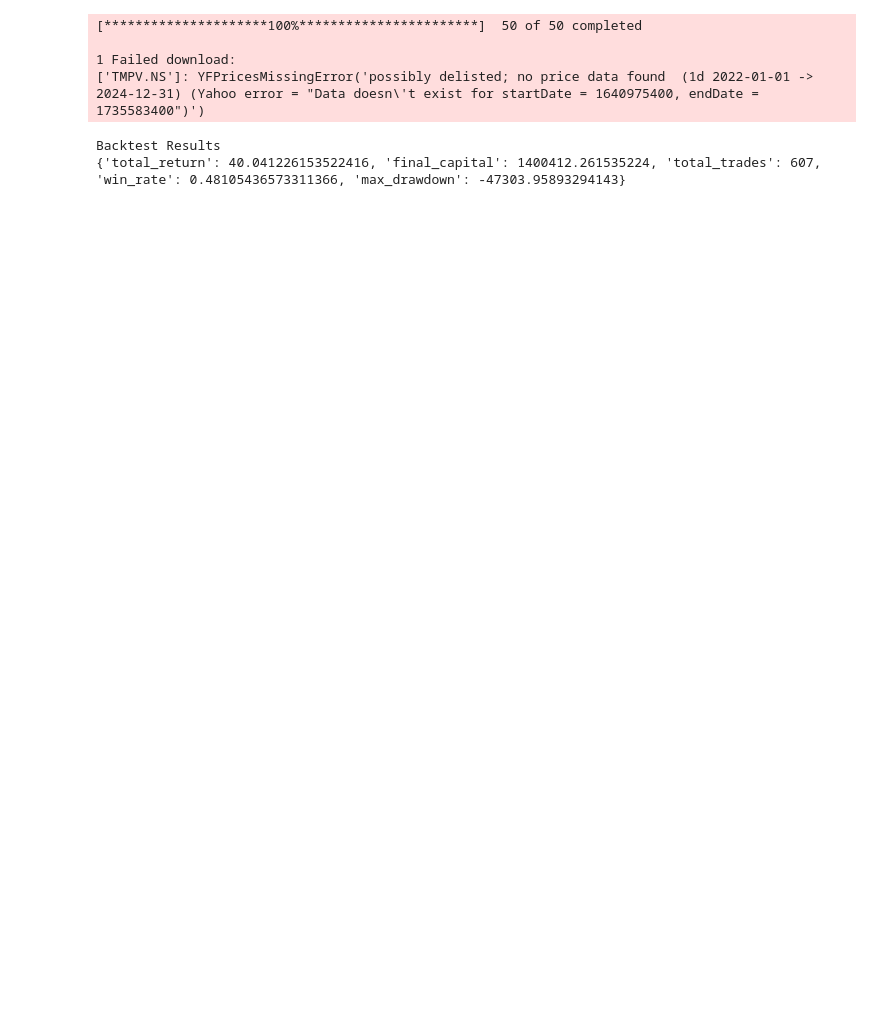
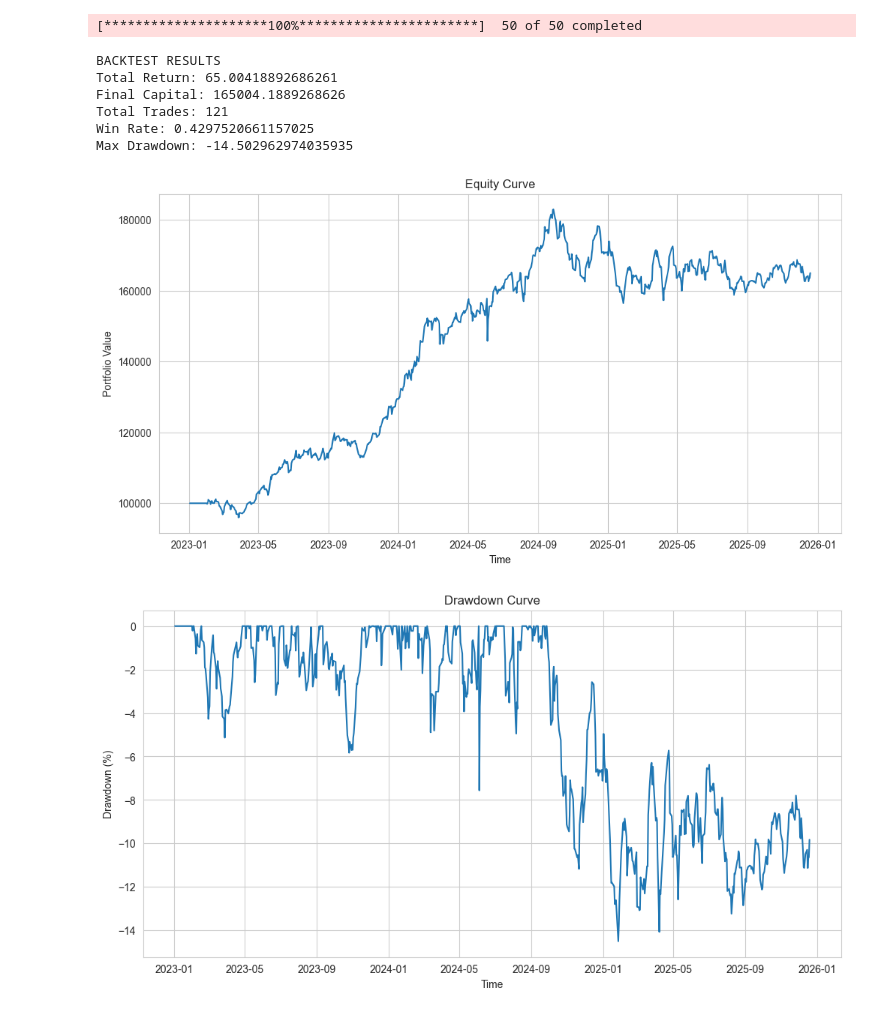
Before and after one commit to sidd2006/20D-STRAT, a Jupyter notebook: notebook.ipynb, the cells around one changed output. Saved outputs shown, nothing was run; the diff lists cells and outputs as text; code cells hidden in the pictures; blank space fills up the shorter version.

Commit message:
Charts and position

```diff
--- a/notebook.ipynb
+++ b/notebook.ipynb
@@ -1,31 +1,38 @@
 # %%
 from src.data_loader import load_data
 from src.strategy import breakout_strat
 from src.backtest import backtest
+from src.visualization import plot_results
 
 # Step 1: Load data
 price_data = load_data()
 
 # Step 2: Generate strategy signals
-entry_signal, exit_signal, stop_loss, target, trailing = breakout_strat(price_data)
+entry_signal, exit_signal= breakout_strat(price_data)
 
 # Step 3: Run backtest
 results = backtest(
     price_data,
     entry_signal,
-    exit_signal,
-    stop_loss,
-    target,
-    trailing
+    exit_signal
 )
 
 # Step 4: Print results
-print("Backtest Results")
-print(results)
+print("BACKTEST RESULTS")
+print("Total Return:", results["total_return"])
+print("Final Capital:", results["final_capital"])
+print("Total Trades:", results["total_trades"])
+print("Win Rate:", results["win_rate"])
+print("Max Drawdown:", results["max_drawdown"])
+
+plot_results(results)
 # %% [output]
 [*********************100%***********************]  50 of 50 completed
-
-1 Failed download:
-['TMPV.NS']: YFPricesMissingError('possibly delisted; no price data found  (1d 2022-01-01 -> 2024-12-31) (Yahoo error = "Data doesn\'t exist for startDate = 1640975400, endDate = 1735583400")')
-Backtest Results
-{'total_return': 40.041226153522416, 'final_capital': 1400412.261535224, 'total_trades': 607, 'win_rate': 0.48105436573311366, 'max_drawdown': -47303.95893294143}
+BACKTEST RESULTS
+Total Return: 65.00418892686261
+Final Capital: 165004.1889268626
+Total Trades: 121
+Win Rate: 0.4297520661157025
+Max Drawdown: -14.502962974035935
+[figure, added]
+[figure, added]
```
Also changed, not shown: parts of 1 cell of this notebook, 6 other files.
